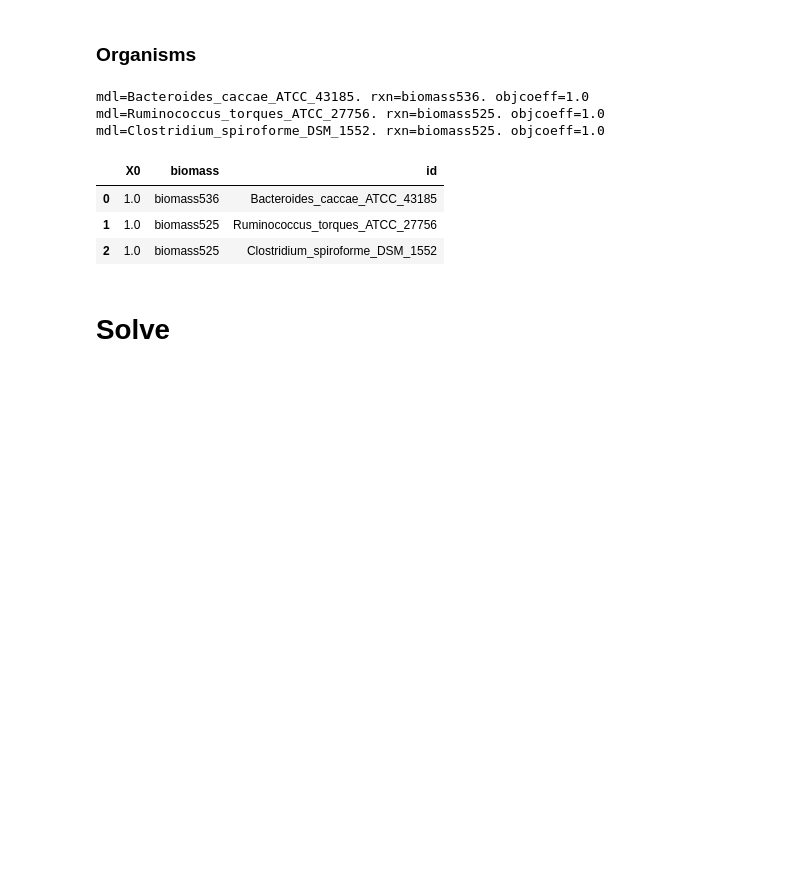
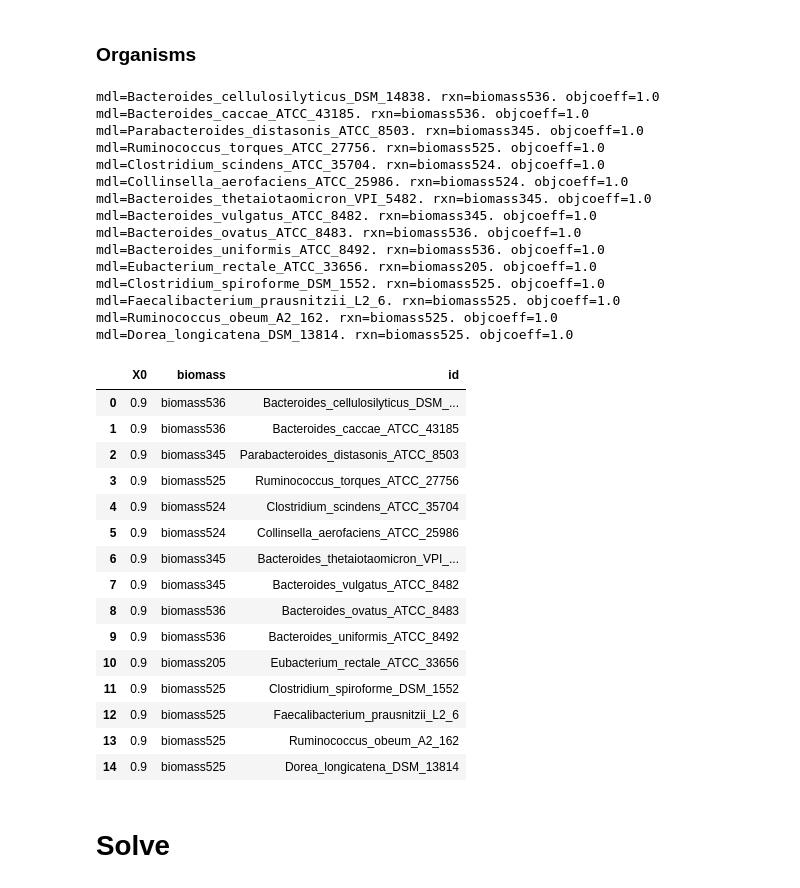
Before and after one commit to SBRG/dynamicme, a Jupyter notebook: notebooks/location/toy_location_R02.ipynb, the cells around one changed output. Drawn from its saved outputs; the diff is of its cells as text; code cells hidden in the pictures; blank space fills up the shorter version.

```diff
--- a/notebooks/location/toy_location_R02.ipynb
+++ b/notebooks/location/toy_location_R02.ipynb
@@ -91,5 +147,3 @@ mu: before=0.121469370222. after=0.121469370222
-# %%
-models = [B_caccae, R_torques, C_spiro]
 # %%
 for mdl in models:
     for rxn in mdl.reactions:
@@ -117,8 +183,3 @@ def exchanged_mets(mdl, cons_thresh=-0.1, secr_thresh=0.1, f_opt=1., reqd_thresh
     reqd = [m.id for k,v in iteritems(sol) if v['maximum']<=reqd_thresh for m in rxn_met_dict[k]]
     req_rxns = [k for k,v in iteritems(sol) if v['maximum']<=reqd_thresh]
     return {'secreted':secr, 'consumed':cons, 'required':reqd, 'met_rxn':met_rxn_dict, 'req_rxns':req_rxns}
-# %%
-### Required mets
-for mdl in models:
-    res = exchanged_mets(mdl, f_opt=0.1)
-    req = res['required']
@@ -154,11 +199,13 @@ for mdl in models:
         rxn = mr_dict[met]
         rows.append({'met':met, 'source':mdl.id, 'rxn':rxn, 'node':np.nan, 'vmax':np.nan})
 
-# Primary sources
-# each source should provide all mets to be constrained
-ex1 = exchanged_mets(R_torques)
+# Primary sources. Each source should provide all mets to be constrained
+
+#ex1 = exchanged_mets(R_torques)
+ex1 = exchanged_mets(models[0])
 for met in ex1['consumed']:
     rows.append({'met':met, 'source':'primary', 'rxn':np.nan, 'node':3, 'vmax':1})
+    rows.append({'met':met, 'source':'primary', 'rxn':np.nan, 'node':14, 'vmax':1})
 
 df_source = pd.DataFrame(rows)
 df_source.head(2)
@@ -285,20 +351,44 @@ df_distance.head(2)
 # %%
 rows = []
 for mdl in models:
     for rxn in mdl.reactions:
         if rxn.objective_coefficient != 0:
-            rows.append({'X0':1., 'biomass':rxn.id, 'id':mdl.id})
+            rows.append({'X0':0.9, 'biomass':rxn.id, 'id':mdl.id})  # if X0 = 1, allows to occupy a node without growing
             print('mdl=%s. rxn=%s. objcoeff=%s' % (mdl.id, rxn.id, rxn.objective_coefficient))
 df_organism = pd.DataFrame(rows)
 df_organism
 # %% [output]
+mdl=Bacteroides_cellulosilyticus_DSM_14838. rxn=biomass536. objcoeff=1.0
 mdl=Bacteroides_caccae_ATCC_43185. rxn=biomass536. objcoeff=1.0
+mdl=Parabacteroides_distasonis_ATCC_8503. rxn=biomass345. objcoeff=1.0
 mdl=Ruminococcus_torques_ATCC_27756. rxn=biomass525. objcoeff=1.0
+mdl=Clostridium_scindens_ATCC_35704. rxn=biomass524. objcoeff=1.0
+mdl=Collinsella_aerofaciens_ATCC_25986. rxn=biomass524. objcoeff=1.0
+mdl=Bacteroides_thetaiotaomicron_VPI_5482. rxn=biomass345. objcoeff=1.0
+mdl=Bacteroides_vulgatus_ATCC_8482. rxn=biomass345. objcoeff=1.0
+mdl=Bacteroides_ovatus_ATCC_8483. rxn=biomass536. objcoeff=1.0
+mdl=Bacteroides_uniformis_ATCC_8492. rxn=biomass536. objcoeff=1.0
+mdl=Eubacterium_rectale_ATCC_33656. rxn=biomass205. objcoeff=1.0
 mdl=Clostridium_spiroforme_DSM_1552. rxn=biomass525. objcoeff=1.0
+mdl=Faecalibacterium_prausnitzii_L2_6. rxn=biomass525. objcoeff=1.0
+mdl=Ruminococcus_obeum_A2_162. rxn=biomass525. objcoeff=1.0
+mdl=Dorea_longicatena_DSM_13814. rxn=biomass525. objcoeff=1.0
 |  | X0 | biomass | id |
-| 0 | 1.0 | biomass536 | Bacteroides_caccae_ATCC_43185 |
-| 1 | 1.0 | biomass525 | Ruminococcus_torques_ATCC_27756 |
-| 2 | 1.0 | biomass525 | Clostridium_spiroforme_DSM_1552 |
+| 0 | 0.9 | biomass536 | Bacteroides_cellulosilyticus_DSM_... |
+| 1 | 0.9 | biomass536 | Bacteroides_caccae_ATCC_43185 |
+| 2 | 0.9 | biomass345 | Parabacteroides_distasonis_ATCC_8503 |
+| 3 | 0.9 | biomass525 | Ruminococcus_torques_ATCC_27756 |
+| 4 | 0.9 | biomass524 | Clostridium_scindens_ATCC_35704 |
+| 5 | 0.9 | biomass524 | Collinsella_aerofaciens_ATCC_25986 |
+| 6 | 0.9 | biomass345 | Bacteroides_thetaiotaomicron_VPI_... |
+| 7 | 0.9 | biomass345 | Bacteroides_vulgatus_ATCC_8482 |
+| 8 | 0.9 | biomass536 | Bacteroides_ovatus_ATCC_8483 |
+| 9 | 0.9 | biomass536 | Bacteroides_uniformis_ATCC_8492 |
+| 10 | 0.9 | biomass205 | Eubacterium_rectale_ATCC_33656 |
+| 11 | 0.9 | biomass525 | Clostridium_spiroforme_DSM_1552 |
+| 12 | 0.9 | biomass525 | Faecalibacterium_prausnitzii_L2_6 |
+| 13 | 0.9 | biomass525 | Ruminococcus_obeum_A2_162 |
+| 14 | 0.9 | biomass525 | Dorea_longicatena_DSM_13814 |
 # %% [markdown]
 # Solve
 # %%
```
Also changed, not shown: parts of 36 cells of this notebook, 1 other file.
